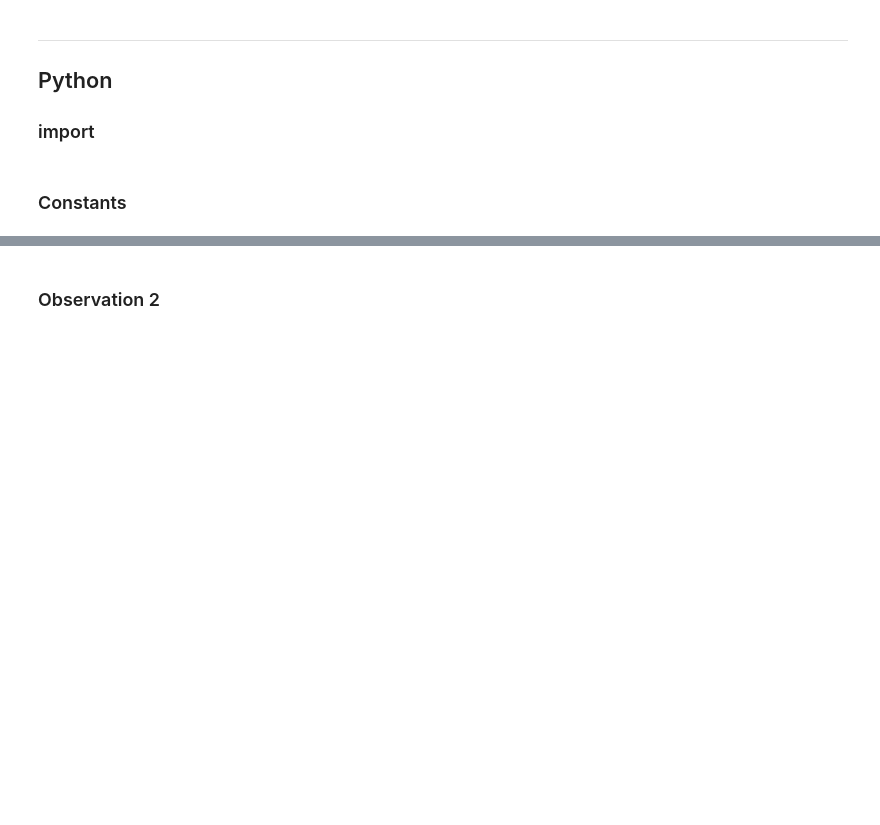
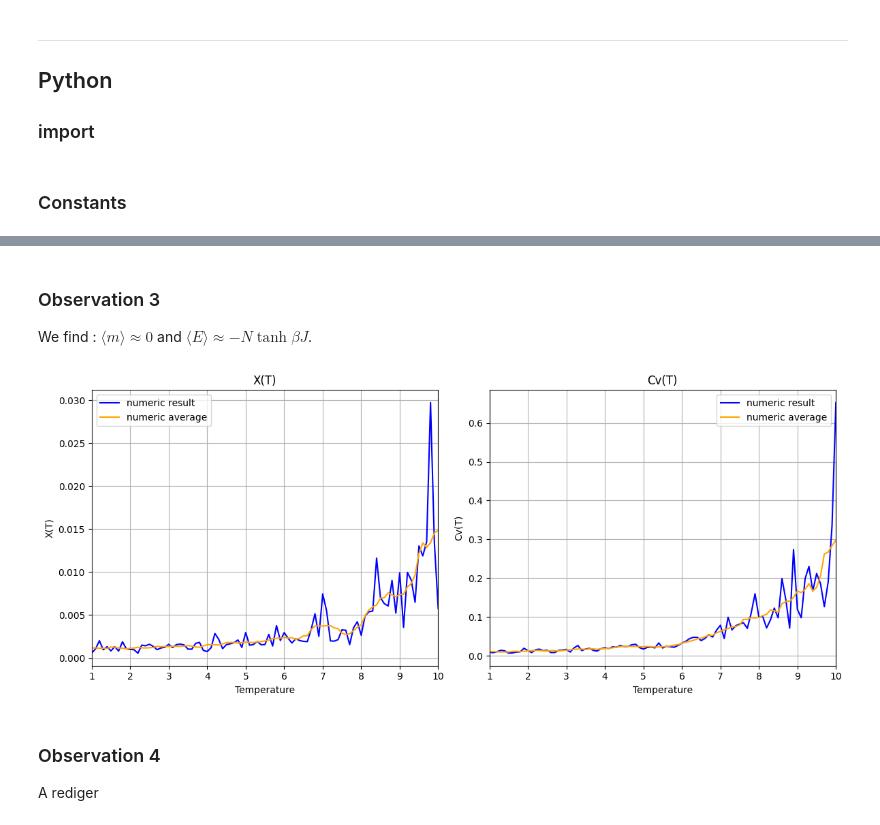
Before and after one commit to TheoHUETQC/monte-carlo, a Jupyter notebook: project1/qmc_project1.ipynb, the cells around one changed output, grey strips where cells are left out. Saved outputs shown, nothing was run; the diff lists cells and outputs as text; code cells hidden in the pictures; blank space fills up the shorter version.

```diff
--- a/project1/qmc_project1.ipynb
+++ b/project1/qmc_project1.ipynb
@@ -166,2 +185,13 @@ plot2(np.arange(len(T))*Nt, suceptibility_list, specific_heat_list, show_y1_aver
+# %% [markdown]
+### Observation 3
+
+We find : $\langle m\rangle \approx 0$ and $\langle E\rangle \approx -N \tanh \beta J$.
+# %%
+
+plot2(np.sort(T), suceptibility_list, specific_heat_list, show_y1_average=True, show_y2_average=True, title1="X(T)", title2="Cv(T)", x_label='Temperature')
+# %% [output]
+[figure, added]
 # %% [markdown]
-### Observation 2
+### Observation 4
+
+A rediger
```
Also changed, not shown: parts of 11 cells of this notebook, 1 other file.
